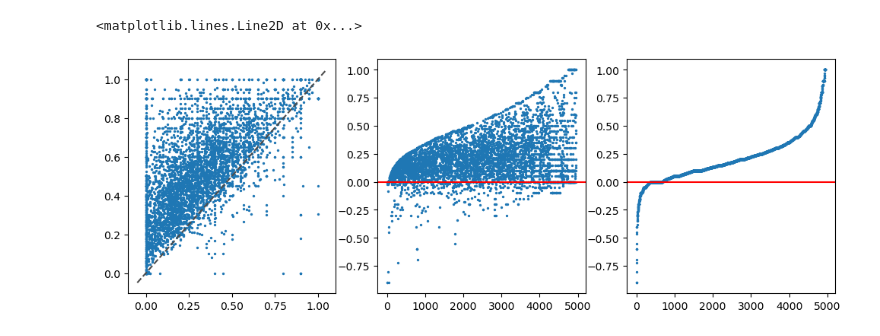
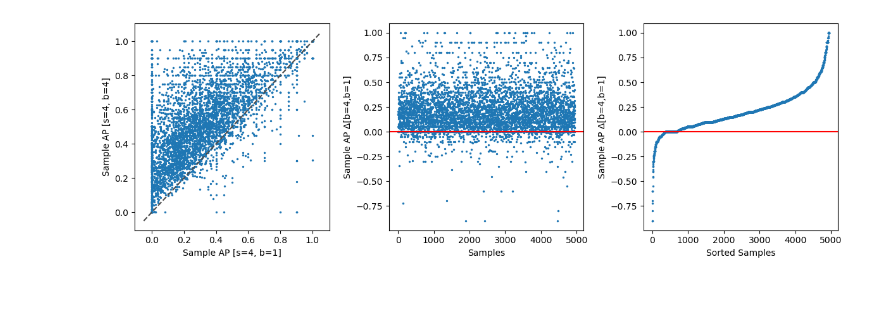
Before and after one commit to jsiloto/adaptive-cod-on-device, a Jupyter notebook: results/sample_analysis.ipynb, the cells around one changed output. Saved outputs shown, nothing was run; the diff lists cells and outputs as text; code cells hidden in the pictures; blank space fills up the shorter version.

```diff
--- a/results/sample_analysis.ipynb
+++ b/results/sample_analysis.ipynb
@@ -12,10 +12,12 @@ iou = {}
 for config in [11, 12, 13, 14, 21, 22, 23, 24, 31, 32, 33, 34, 41, 42, 43, 44]:
     iou[config] = np.array([v[str(config)] for k,v in iou_val.items()])
 
-index = np.argsort(iou[44])
+# index = np.argsort(iou[44])
 
-for k in iou:
-    iou[k] = iou[k][index]
+# for k in iou:
+#     iou[k] = iou[k][index]
+
+# ids = ids[index]
 # %%
 f, ax = plt.subplots(1, 3, figsize=(12, 4))
 ax[0].scatter(iou[14], iou[44], s=2)
@@ -36,14 +74,21 @@ print(ids[order][0:4])
 # %%
 f, ax = plt.subplots(1, 3, figsize=(12, 4))
 ax[0].scatter(iou[41], iou[44], s=2)
 diag_line, = ax[0].plot(ax[0].get_xlim(), ax[0].get_ylim(), ls="--", c=".3")
-
+ax[0].set_xlabel("Sample AP [s=4, b=1]")
+ax[0].set_ylabel("Sample AP [s=4, b=4]")
 
 ax[1].scatter(range(len(iou[44])), iou[44]-iou[41], s=2)
 ax[1].axhline(y=0, color='r', linestyle='-')
+ax[1].set_xlabel("Samples")
+ax[1].set_ylabel("Sample AP Δ[b=4,b=1]")
 
 ax[2].scatter(range(len(iou[44])), np.sort(iou[44]-iou[41]), s=2)
 ax[2].axhline(y=0, color='r', linestyle='-')
+ax[2].set_xlabel("Sorted Samples")
+ax[2].set_ylabel("Sample AP Δ[b=4,b=1]")
+
+f.tight_layout()
+plt.savefig("sample_ap_bandwidth.pdf", dpi=500, bbox_inches='tight')
 # %% [output]
-<matplotlib.lines.Line2D at 0x...>
-[figure, old version]
+[figure, new version]
```
Also changed, not shown: parts of 3 cells of this notebook, 2 other files.
